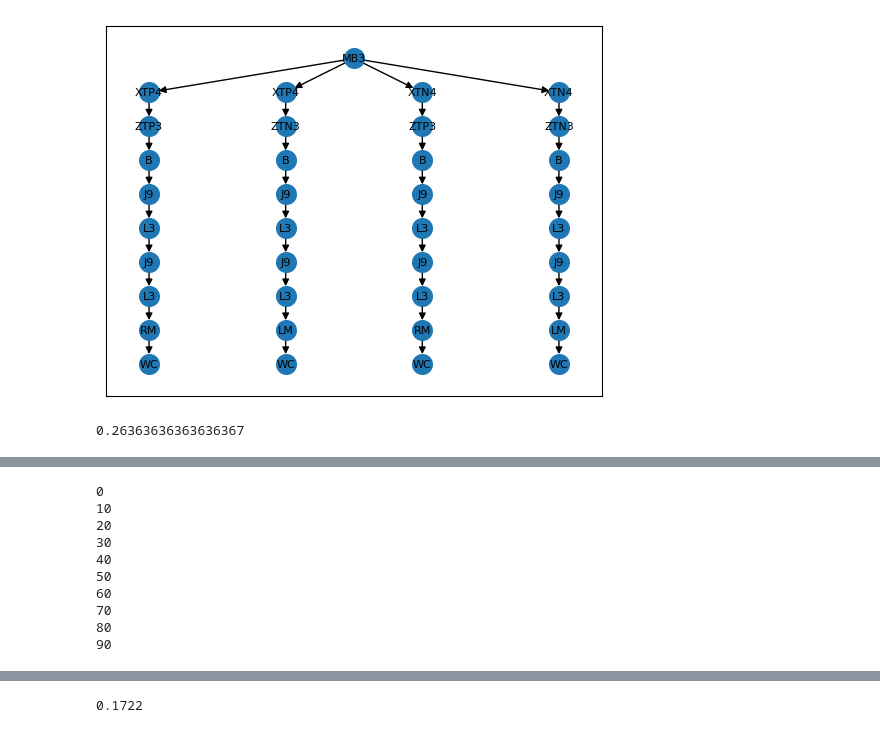
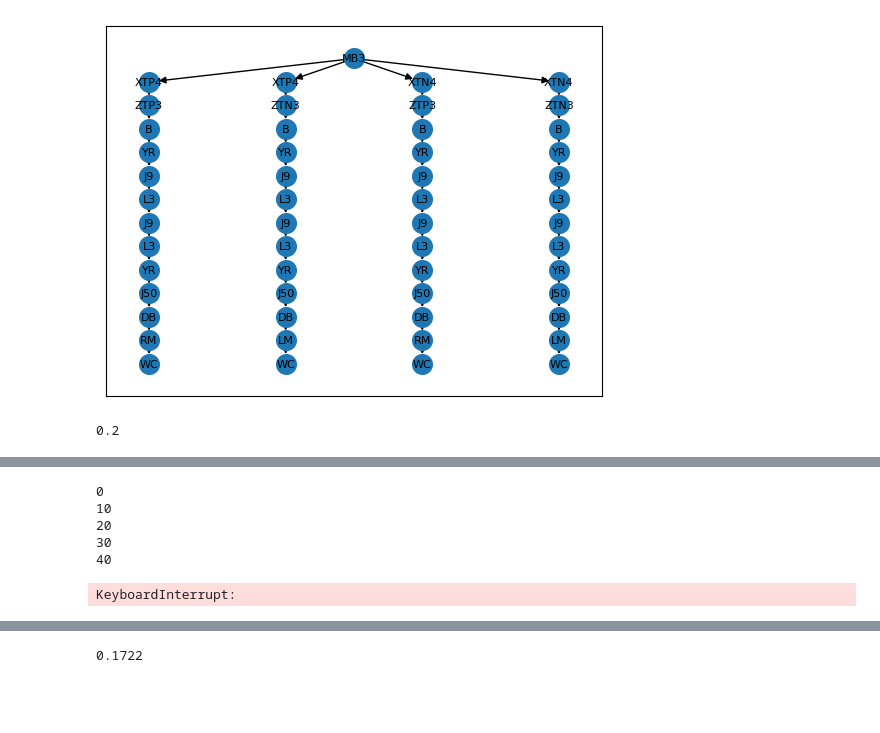
Before and after one commit to aimclub/rostok, a Jupyter notebook: tests_jupyter/wheels_ruleset.ipynb, the cells around one changed output, grey strips where cells are left out. Saved outputs shown, nothing was run; the diff lists cells and outputs as text; code cells hidden in the pictures; blank space fills up the shorter version.

Commit message:
add dummy link

```diff
--- a/tests_jupyter/wheels_ruleset.ipynb
+++ b/tests_jupyter/wheels_ruleset.ipynb
@@ -191,27 +201,31 @@ rule_vocab.create_rule("Ell_Wheel",["W"],["WE"],0,0,[])
 # %%
 i=9
 graph = GraphGrammar()
 rules = ["Init",
-    "Add_Leg_Base","Positive_Translation_X4","Positive_Translation_Z3", "Extension","Extension","R_Wheel", "Cyl_Wheel",
-    "Terminal_Link3","Terminal_Link3",f'Terminal_Joint{i}',f'Terminal_Joint{i}',
+    "Add_Leg_Base","Positive_Translation_X4","Positive_Translation_Z3","Rotation",
+    'Rotation_Y', "Extension","Extension",f'Terminal_Joint{i}',f'Terminal_Joint{i}', "Rotation","R_Wheel", "Cyl_Wheel",
+    "Terminal_Link3","Terminal_Link3", 'Terminal_Joint50','Rotation_Y',
 
-    "Add_Leg_Base","Positive_Translation_X4","Negative_Translation_Z3", "Extension","Extension","L_Wheel", "Cyl_Wheel",
-    "Terminal_Link3","Terminal_Link3",f'Terminal_Joint{i}',f'Terminal_Joint{i}',
+    "Add_Leg_Base","Positive_Translation_X4","Negative_Translation_Z3","Rotation",
+    'Rotation_Y', "Extension","Extension",f'Terminal_Joint{i}',f'Terminal_Joint{i}',"Rotation","L_Wheel", "Cyl_Wheel",
+    "Terminal_Link3","Terminal_Link3", 'Terminal_Joint50','Rotation_Y',
 
-    "Add_Leg_Base","Negative_Translation_X4","Positive_Translation_Z3", "Extension","Extension","R_Wheel", "Cyl_Wheel",
-    "Terminal_Link3","Terminal_Link3",f'Terminal_Joint{i}',f'Terminal_Joint{i}',
+    "Add_Leg_Base","Negative_Translation_X4","Positive_Translation_Z3","Rotation",
+    'Rotation_Y', "Extension","Extension","Rotation",f'Terminal_Joint{i}', f'Terminal_Joint{i}',"R_Wheel", "Cyl_Wheel",
+    "Terminal_Link3","Terminal_Link3", 'Terminal_Joint50','Rotation_Y',
 
-    "Add_Leg_Base","Negative_Translation_X4","Negative_Translation_Z3", "Extension","Extension","L_Wheel", "Cyl_Wheel",
-    "Terminal_Link3","Terminal_Link3",f'Terminal_Joint{i}',f'Terminal_Joint{i}',
+    "Add_Leg_Base","Negative_Translation_X4","Negative_Translation_Z3","Rotation",
+    'Rotation_Y', "Extension","Extension",f'Terminal_Joint{i}',f'Terminal_Joint{i}', "Rotation","L_Wheel", "Cyl_Wheel",
+    "Terminal_Link3","Terminal_Link3",'Terminal_Joint50','Rotation_Y',
 
     'Terminal_Main_Body3'
 
 ]
 
 for rule in rules:
     graph.apply_rule(rule_vocab.get_rule(rule))
 
 
 plot_graph(graph)
 # %% [output]
-[figure, old version]
+[figure, new version]
@@ -218,24 +242,14 @@ plot_graph(graph)
 # %%
-from rostok.simulation_chrono.simulation_scenario import SuspensionCarScenario
-from rostok.criterion.simulation_flags import EventBodyTooLowBuilder, EventContactInInitialPositionBuilder
-from rostok.control_chrono.controller import SimpleKeyBoardController
-
-parameters = {}
-parameters["forward"] = 0.5
-parameters["reverse"]= 0.5
-parameters["forward_rotate"] = 0.3
-parameters["reverse_rotate"] = 0.2
-
 height = 0
 for i in np.linspace(0.1,1,100):
-    scenario = SuspensionCarScenario(0.0001, 1,initial_vertical_pos=i, controller_cls=SimpleKeyBoardController)
+    scenario = SuspensionCarScenario(0.0001, 0.01,initial_vertical_pos=i, controller_cls=SimpleKeyBoardController)
     scenario.add_event_builder(event_builder=EventBodyTooLowBuilder(0.15))
     scenario.add_event_builder(event_builder=EventContactInInitialPositionBuilder())
-    result = scenario.run_simulation(graph, parameters, starting_positions=[[-30,60,0], [-30,60,0], [-30,60,0], [-30,60,0]], vis = False, delay=False)
-    if len(list(result.robot_final_ds.get_data("COG").items())[0][1]) > 2:
+    result = scenario.run_simulation(graph, parameters, starting_positions=[[-30,30,0,0], [30,-30,0,0], [-30,30,0,0], [30,-30,0,0]], vis = True, delay=False)
+    if len(list(result.robot_final_ds.get_data("COG").items())[0][1]) > 10:
         height = i
         break
 
 print(height)
 # %% [output]
-0.26363636363636367
+0.2
@@ -269,17 +285,21 @@ for i in range(100):
         print(i)
     graph = GraphGrammar()
     rules = ["Init",
-        "Add_Leg_Base","Positive_Translation_X4","Positive_Translation_Z3", "Extension","Extension","R_Wheel", "Cyl_Wheel",
-        "Terminal_Link3","Terminal_Link3",f'Terminal_Joint{i}',f'Terminal_Joint{i}',
+    "Add_Leg_Base","Positive_Translation_X4","Positive_Translation_Z3","Rotation",
+    'Rotation_Y', "Extension","Extension",f'Terminal_Joint{i}',f'Terminal_Joint{i}', "Rotation","R_Wheel", "Cyl_Wheel",
+    "Terminal_Link3","Terminal_Link3", 'Terminal_Joint0','Rotation_Y',
 
-        "Add_Leg_Base","Positive_Translation_X4","Negative_Translation_Z3", "Extension","Extension","L_Wheel", "Cyl_Wheel",
-        "Terminal_Link3","Terminal_Link3",f'Terminal_Joint{i}',f'Terminal_Joint{i}',
+    "Add_Leg_Base","Positive_Translation_X4","Negative_Translation_Z3","Rotation",
+    'Rotation_Y', "Extension","Extension",f'Terminal_Joint{i}',f'Terminal_Joint{i}',"Rotation","L_Wheel", "Cyl_Wheel",
+    "Terminal_Link3","Terminal_Link3", 'Terminal_Joint0','Rotation_Y',
 
-        "Add_Leg_Base","Negative_Translation_X4","Positive_Translation_Z3", "Extension","Extension","R_Wheel", "Cyl_Wheel",
-        "Terminal_Link3","Terminal_Link3",f'Terminal_Joint{i}',f'Terminal_Joint{i}',
+    "Add_Leg_Base","Negative_Translation_X4","Positive_Translation_Z3","Rotation",
+    'Rotation_Y', "Extension","Extension","Rotation",f'Terminal_Joint{i}', f'Terminal_Joint{i}',"R_Wheel", "Cyl_Wheel",
+    "Terminal_Link3","Terminal_Link3", 'Terminal_Joint0','Rotation_Y',
 
-        "Add_Leg_Base","Negative_Translation_X4","Negative_Translation_Z3", "Extension","Extension","L_Wheel", "Cyl_Wheel",
-        "Terminal_Link3","Terminal_Link3",f'Terminal_Joint{i}',f'Terminal_Joint{i}',
+    "Add_Leg_Base","Negative_Translation_X4","Negative_Translation_Z3","Rotation",
+    'Rotation_Y', "Extension","Extension",f'Terminal_Joint{i}',f'Terminal_Joint{i}', "Rotation","L_Wheel", "Cyl_Wheel",
+    "Terminal_Link3","Terminal_Link3",'Terminal_Joint0','Rotation_Y',
 
         'Terminal_Main_Body3'
 
@@ -288,10 +308,10 @@ for i in range(100):
     for rule in rules:
         graph.apply_rule(rule_vocab.get_rule(rule))
 
-    scenario = SuspensionCarScenario(0.0001, 1,initial_vertical_pos=height, controller_cls=SimpleKeyBoardController)
+    scenario = SuspensionCarScenario(0.0001, 0.5,initial_vertical_pos=height, controller_cls=SimpleKeyBoardController)
     scenario.add_event_builder(event_builder=EventBodyTooLowBuilder(0.15))
     scenario.add_event_builder(event_builder=EventContactInInitialPositionBuilder())
-    result = scenario.run_simulation(graph, parameters, starting_positions=[[-30,60,0], [-30,60,0], [-30,60,0], [-30,60,0]], vis = False, delay=False)
+    result = scenario.run_simulation(graph, parameters, starting_positions=[[-30,30,0,0], [30,-30,0,0], [-30,30,0,0], [30,-30,0,0]], vis = False, delay=False)
     stiffness[i]=list(result.robot_final_ds.get_data("COG").items())[0][1][-1][1]
 # %% [output]
 0
@@ -299,11 +319,7 @@ for i in range(100):
 20
 30
 40
-50
-60
-70
-80
-90
+KeyboardInterrupt:
 # %%
 import matplotlib.pyplot as plt
 plt.plot(stiffness)
```
Also changed, not shown: parts of 9 cells of this notebook, 2 other files.
